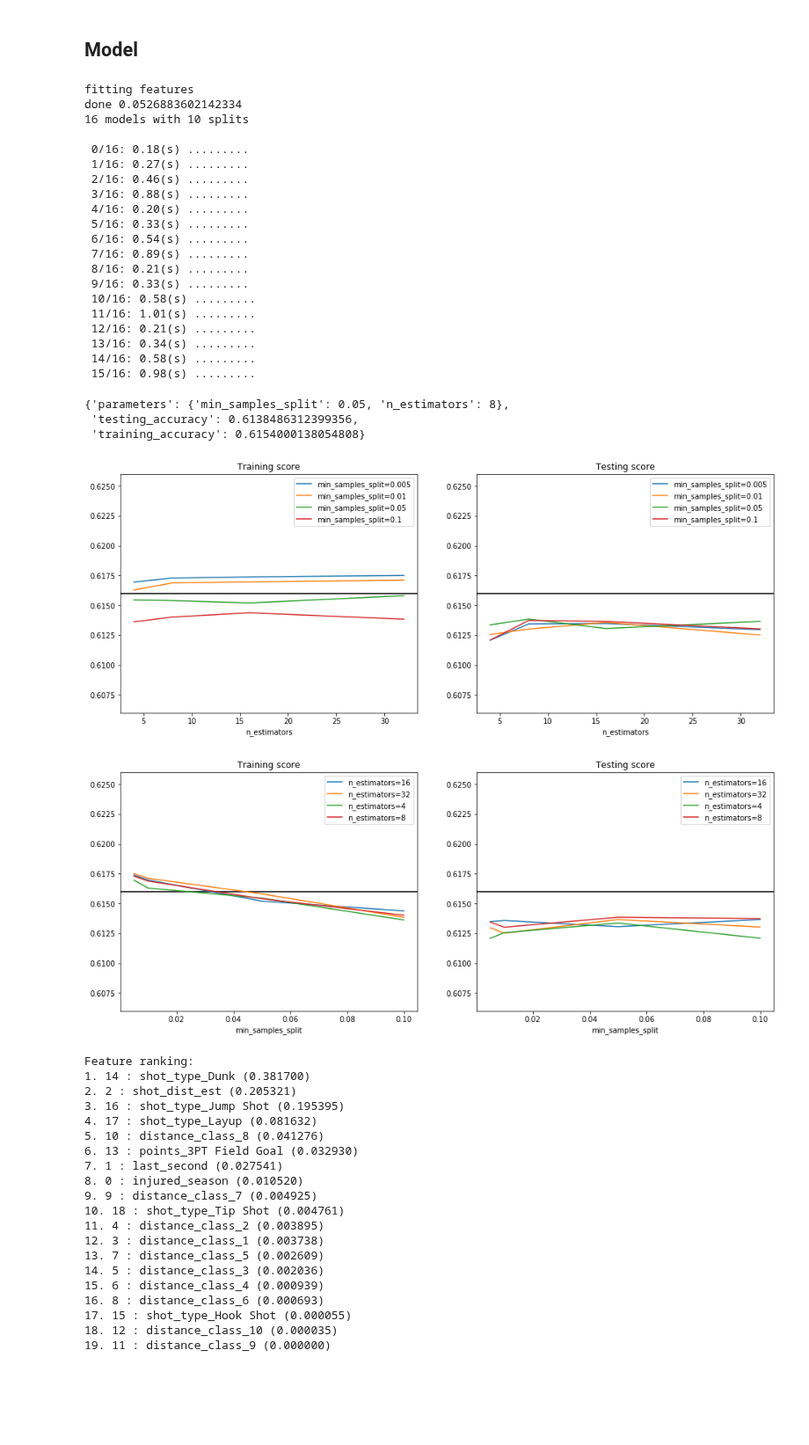
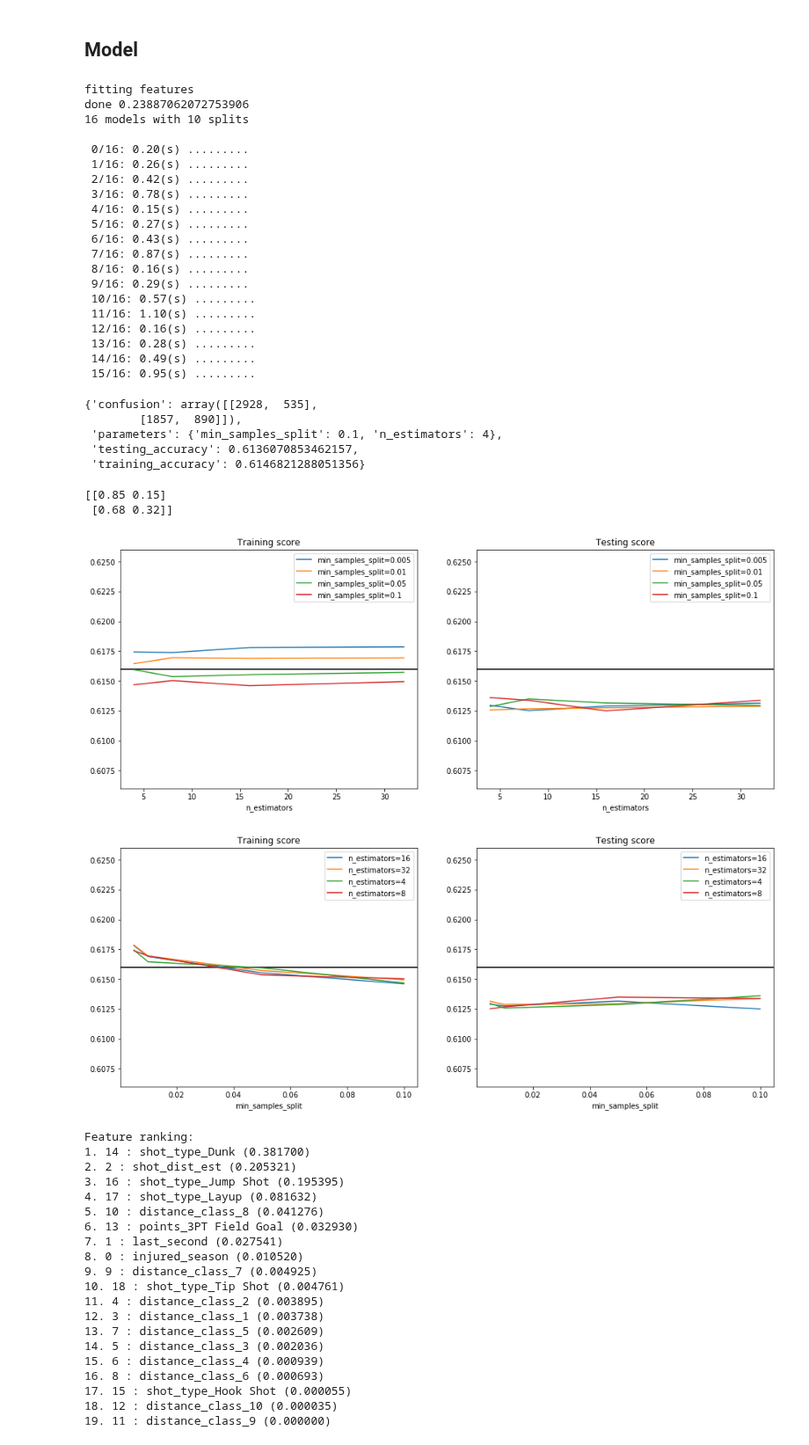
Before and after one commit to jonnor/datascience-master, a Jupyter notebook: dat200/assigment2/Basketball.ipynb, the cells around one changed output. Shown at 88% size. Drawn from its saved outputs; the diff is of its cells as text; code cells hidden in the pictures; blank space fills up the shorter version.

Commit message:
dat200: Print confusion matrix

```diff
--- a/dat200/assigment2/Basketball.ipynb
+++ b/dat200/assigment2/Basketball.ipynb
@@ -93,11 +93,14 @@ def grid_search(estimator, grid, X, Y, splits=100, test_size=0.3, print_progress
             else:
                 sys.stdout.write('.')
 
+            confusion = sklearn.metrics.confusion_matrix(Y_test, Y_test_pred)
+
         # TODO: also return variance
         result = {
             'training_accuracy': numpy.average(training_accuracies),
             'testing_accuracy': numpy.average(testing_accuracies),
             'parameters': parameters,
+            'confusion': confusion,
         }
         results.append(result)
 
@@ -348,33 +351,41 @@ best_model, r, best_idx = grid_search(locals()[m], alternatives[m], X, Y, splits
 r[best_idx]
 # %% [output]
 fitting features
-done 0.0526883602142334
+done 0.23887062072753906
 16 models with 10 splits
 
- 0/16: 0.18(s) .........
- 1/16: 0.27(s) .........
- 2/16: 0.46(s) .........
- 3/16: 0.88(s) .........
- 4/16: 0.20(s) .........
- 5/16: 0.33(s) .........
- 6/16: 0.54(s) .........
- 7/16: 0.89(s) .........
- 8/16: 0.21(s) .........
- 9/16: 0.33(s) .........
- 10/16: 0.58(s) .........
- 11/16: 1.01(s) .........
- 12/16: 0.21(s) .........
- 13/16: 0.34(s) .........
- 14/16: 0.58(s) .........
- 15/16: 0.98(s) .........
+ 0/16: 0.20(s) .........
+ 1/16: 0.26(s) .........
+ 2/16: 0.42(s) .........
+ 3/16: 0.78(s) .........
+ 4/16: 0.15(s) .........
+ 5/16: 0.27(s) .........
+ 6/16: 0.43(s) .........
+ 7/16: 0.87(s) .........
+ 8/16: 0.16(s) .........
+ 9/16: 0.29(s) .........
+ 10/16: 0.57(s) .........
+ 11/16: 1.10(s) .........
+ 12/16: 0.16(s) .........
+ 13/16: 0.28(s) .........
+ 14/16: 0.49(s) .........
+ 15/16: 0.95(s) .........
-{'parameters': {'min_samples_split': 0.05, 'n_estimators': 8},
- 'testing_accuracy': 0.6138486312399356,
- 'training_accuracy': 0.6154000138054808}
+{'confusion': array([[2928,  535],
+        [1857,  890]]),
+ 'parameters': {'min_samples_split': 0.1, 'n_estimators': 4},
+ 'testing_accuracy': 0.6136070853462157,
+ 'training_accuracy': 0.6146821288051356}
-# %%
-plot_results(r);
-# %% [output]
-[figure, removed]
-[figure, removed]
+# %%
+np.set_printoptions(precision=2)
+cm = r[best_idx]['confusion']
+cm = cm.astype('float') / cm.sum(axis=1)[:, np.newaxis]
+print(cm)
+plot_results(r);
+# %% [output]
+[[0.85 0.15]
+ [0.68 0.32]]
+[figure, added]
+[figure, added]
 # %%
 import numpy as np
 
```
Also changed, not shown: 1 other file.
